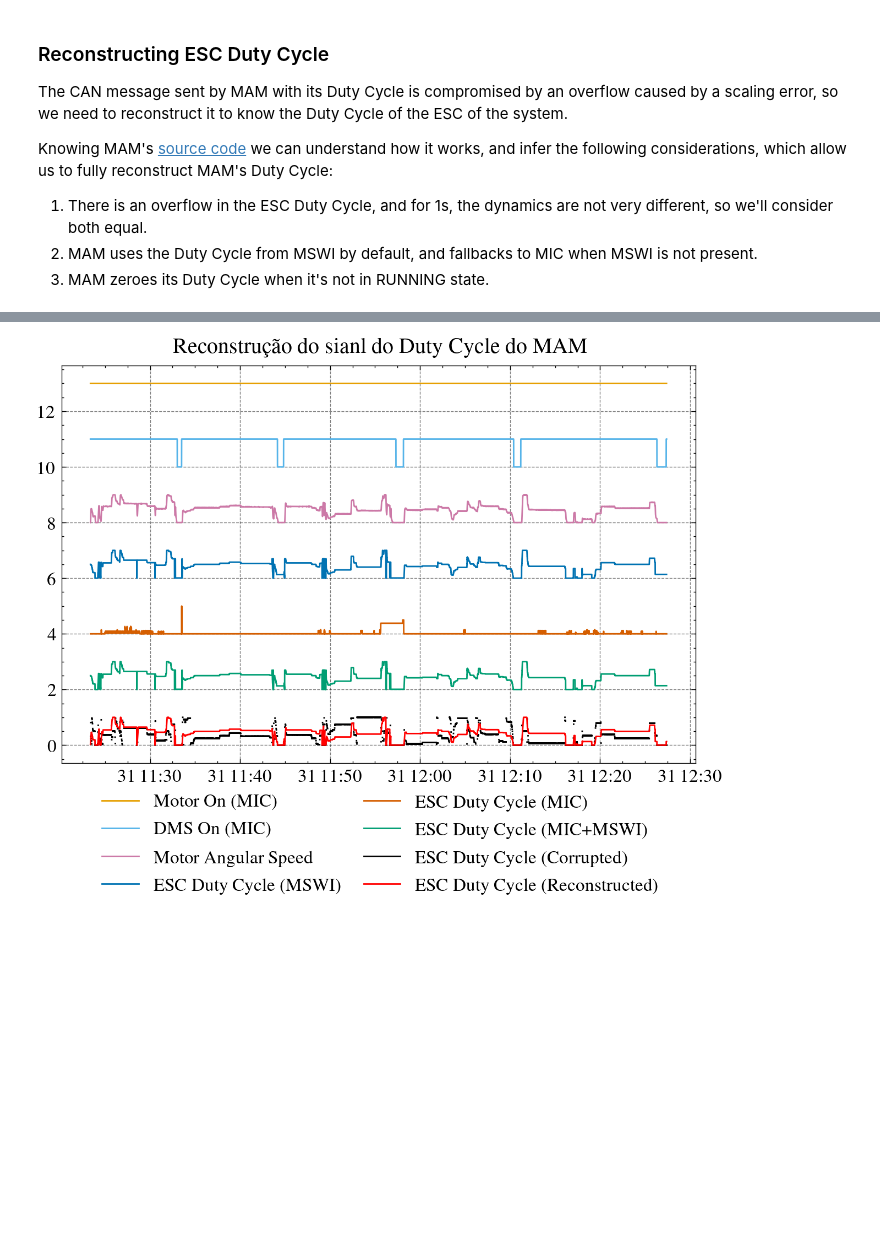
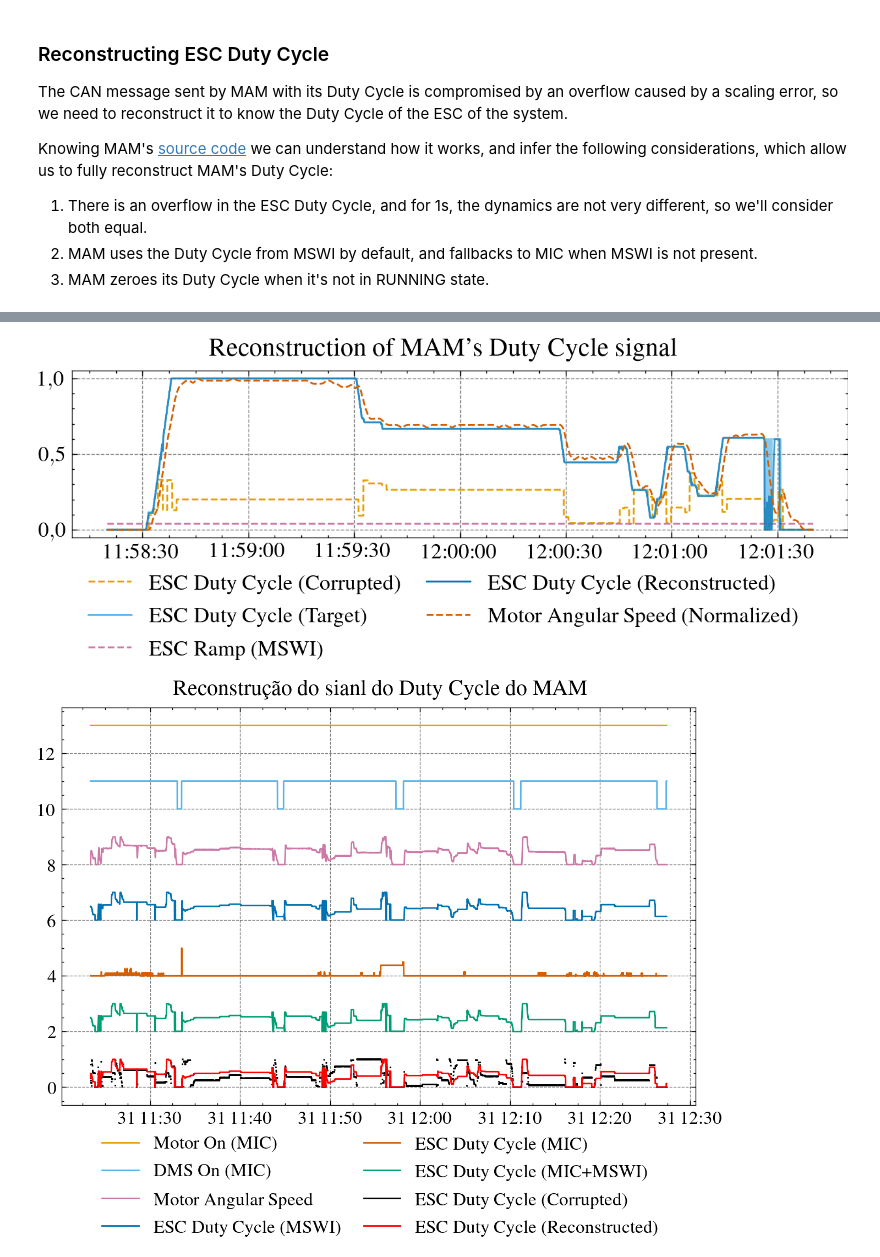
Before and after one commit to joaoantoniocardoso/solarboat_simulator, a Jupyter notebook: data_process/transformation.ipynb, the cells around one changed output, grey strips where cells are left out. Saved outputs shown, nothing was run; the diff lists cells and outputs as text; code cells hidden in the pictures; blank space fills up the shorter version.

```diff
--- a/data_process/transformation.ipynb
+++ b/data_process/transformation.ipynb
@@ -590,3 +764,65 @@ fig_save_and_show(
+# %%
+applied, final_state = simulate_applied_duty_cycle(
+    desired_d_norm_samples=df[system_data["ESC Duty Cycle (MIC+MSWI)"]],
+    i_target_norm_samples=df[system_data["ESC Ramp (MIC+MSWI)"]],
+    motor_on_samples=df["MIC19__MOTOR__MOTOR__MOTOR_ON"],
+    dms_samples=df["MIC19__MOTOR__MOTOR__DMS_ON"],
+    fault_samples=None,
+    sample_rate_hz=20,
+    simulate_overflow=False,
+)
+
+system_data["ESC Duty Cycle (Reconstructed)"] = "MAM19__MOTOR__D__APPLIED"
+df[system_data["ESC Duty Cycle (Reconstructed)"]] = applied
+
+t_start = pd.Timestamp("2020-02-02 11:58:20")
+t_end = pd.Timestamp("2020-02-02 12:01:40")
+
+df_local = df.loc[t_start:t_end]
+fig = plt.figure(figsize=figsize(subplots=(0.4, 1)))
+plt.plot(
+    df_local.index,
+    df_local[system_data["ESC Duty Cycle (MAM)"]].ffill() * 255 / 640,
+    label="ESC Duty Cycle (Corrupted)",
+    linestyle="dashed",
+)
+plt.plot(
+    df_local.index,
+    df_local[system_data["ESC Duty Cycle (MIC+MSWI)"]],
+    label="ESC Duty Cycle (Target)",
+    linestyle="solid",
+    alpha=0.7,
+)
+plt.plot(
+    df_local.index,
+    df_local[system_data["ESC Ramp (MSWI)"]],
+    label="ESC Ramp (MSWI)",
+    linestyle="dashed",
+)
+plt.plot(
+    df_local.index,
+    df_local[system_data["ESC Duty Cycle (Reconstructed)"]],
+    label="ESC Duty Cycle (Reconstructed)",
+    linestyle="solid",
+    alpha=0.7,
+)
+plt.plot(
+    df_local.index,
+    df_local[system_data["Motor Angular Speed"]]
+    / df_local[system_data["Motor Angular Speed"]].max(),
+    label="Motor Angular Speed (Normalized)",
+    linestyle="dashed",
+)
+
+fig_save_and_show(
+    filename=f"{latex_img_path}/transformation_duty_cycle_reconstruction.pdf",
+    save_title="Reconstrução do sianl do Duty Cycle do MAM",
+    show_title="Reconstruction of MAM's Duty Cycle signal",
+    fig=fig,
+    ncol=2,
+)
+# %% [output]
+[figure, added]
 # %%
 # From the Motor Angular Speed signal, we can observe that even after combining both Duty Cycles, there are still parts
 # where the motor doesn't spin when the duty-cycle is above zero. We can just multiply both signals to get the actual
```
Also changed, not shown: parts of 8 cells of this notebook, 3 other files.
